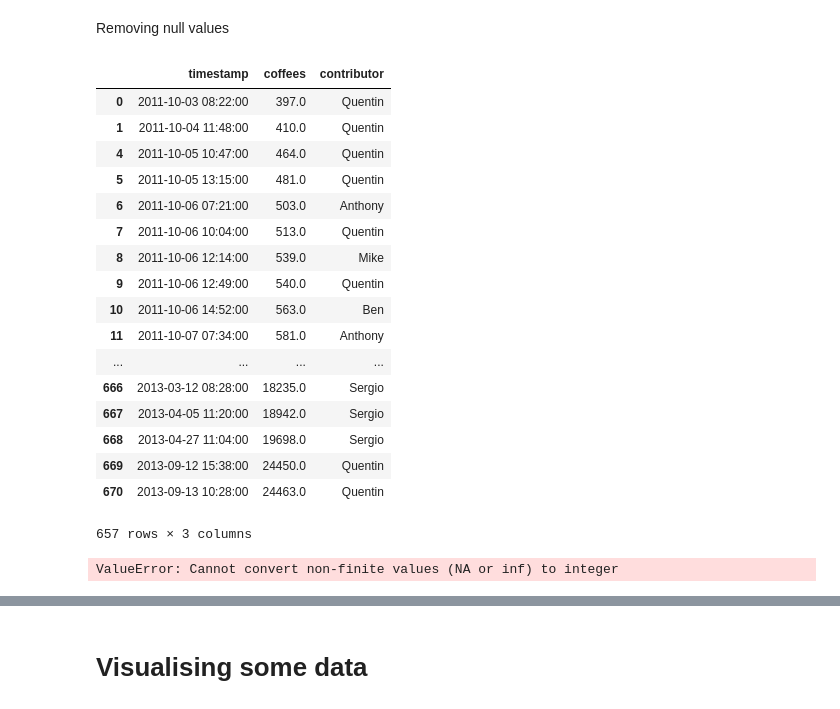
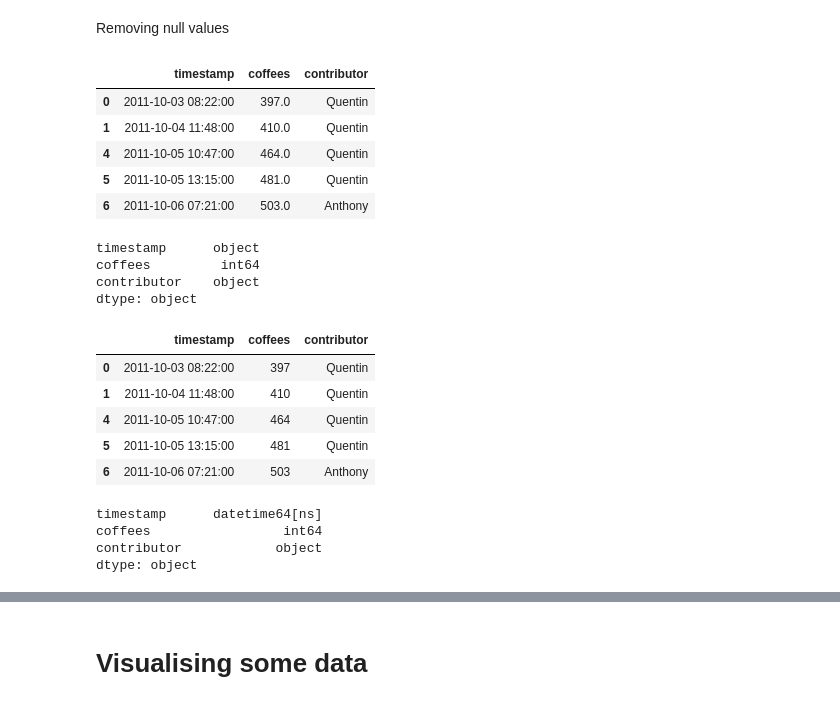
Before and after one commit to jestpt/WorkshopBioChemistry, a Jupyter notebook: Pandas/pandas.ipynb, the cells around one changed output, grey strips where cells are left out. Saved outputs shown, nothing was run; the diff lists cells and outputs as text; code cells hidden in the pictures.

```diff
--- a/Pandas/pandas.ipynb
+++ b/Pandas/pandas.ipynb
@@ -112,41 +112,44 @@ dtype: object
 # %% [markdown]
 Removing null values
 # %%
-data.dropna()   #Pandas operates on copys of objects
-#data.head()
+data.dropna(inplace=True)   #Pandas operates on copys of objects
+data.head()
 #you can use .fillna() instead
 # %% [output]
 |  | timestamp | coffees | contributor |
 | 0 | 2011-10-03 08:22:00 | 397.0 | Quentin |
 | 1 | 2011-10-04 11:48:00 | 410.0 | Quentin |
 | 4 | 2011-10-05 10:47:00 | 464.0 | Quentin |
 | 5 | 2011-10-05 13:15:00 | 481.0 | Quentin |
 | 6 | 2011-10-06 07:21:00 | 503.0 | Anthony |
-| 7 | 2011-10-06 10:04:00 | 513.0 | Quentin |
-| 8 | 2011-10-06 12:14:00 | 539.0 | Mike |
-| 9 | 2011-10-06 12:49:00 | 540.0 | Quentin |
-| 10 | 2011-10-06 14:52:00 | 563.0 | Ben |
-| 11 | 2011-10-07 07:34:00 | 581.0 | Anthony |
-| ... | ... | ... | ... |
-| 666 | 2013-03-12 08:28:00 | 18235.0 | Sergio |
-| 667 | 2013-04-05 11:20:00 | 18942.0 | Sergio |
-| 668 | 2013-04-27 11:04:00 | 19698.0 | Sergio |
-| 669 | 2013-09-12 15:38:00 | 24450.0 | Quentin |
-| 670 | 2013-09-13 10:28:00 | 24463.0 | Quentin |
-657 rows × 3 columns
 # %%
 #casting coffee type to integers
 # .astype()  or .apply()
 data.coffees=data.coffees.astype(int)
 data.dtypes
 # %% [output]
-ValueError: Cannot convert non-finite values (NA or inf) to integer
+timestamp      object
+coffees         int64
+contributor    object
+dtype: object
 # %%
 data.head()
+# %% [output]
+|  | timestamp | coffees | contributor |
+| 0 | 2011-10-03 08:22:00 | 397 | Quentin |
+| 1 | 2011-10-04 11:48:00 | 410 | Quentin |
+| 4 | 2011-10-05 10:47:00 | 464 | Quentin |
+| 5 | 2011-10-05 13:15:00 | 481 | Quentin |
+| 6 | 2011-10-06 07:21:00 | 503 | Anthony |
 # %%
 # pd.to_datetime()
 data.timestamp = pd.to_datetime(data.timestamp)
 data.dtypes
+# %% [output]
+timestamp      datetime64[ns]
+coffees                 int64
+contributor            object
+dtype: object
 # %%
 # .describe(), passing the include kwarg to see all information
 data.describe(include="all")
```
Also changed, not shown: parts of 13 cells of this notebook, 1 other file.
